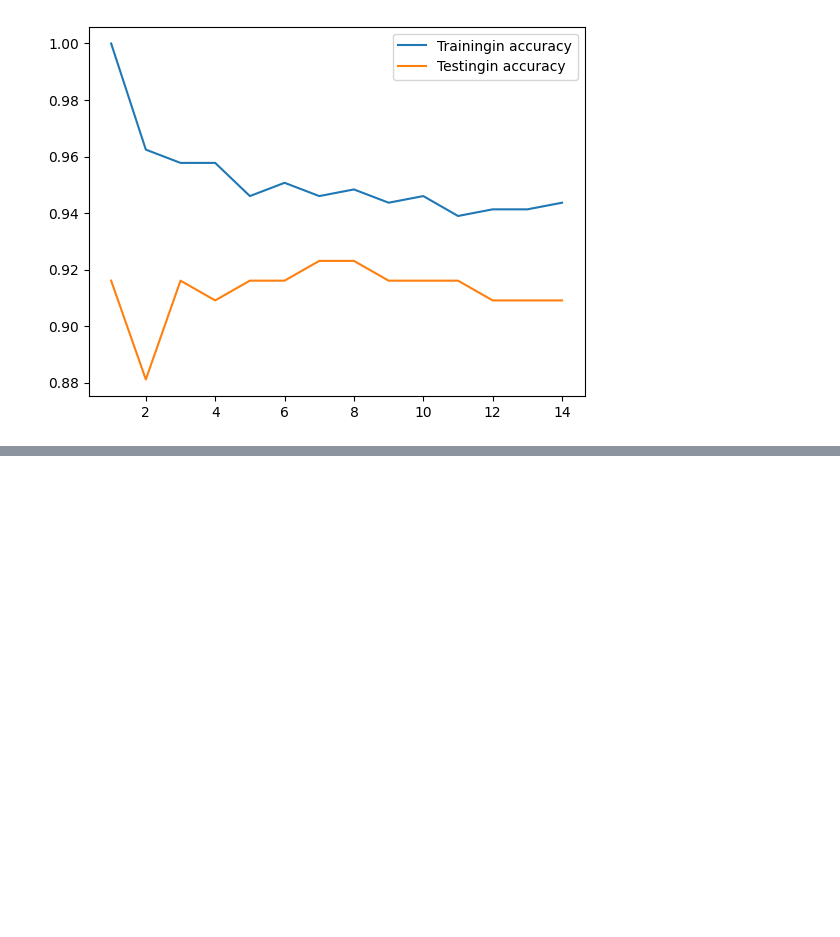
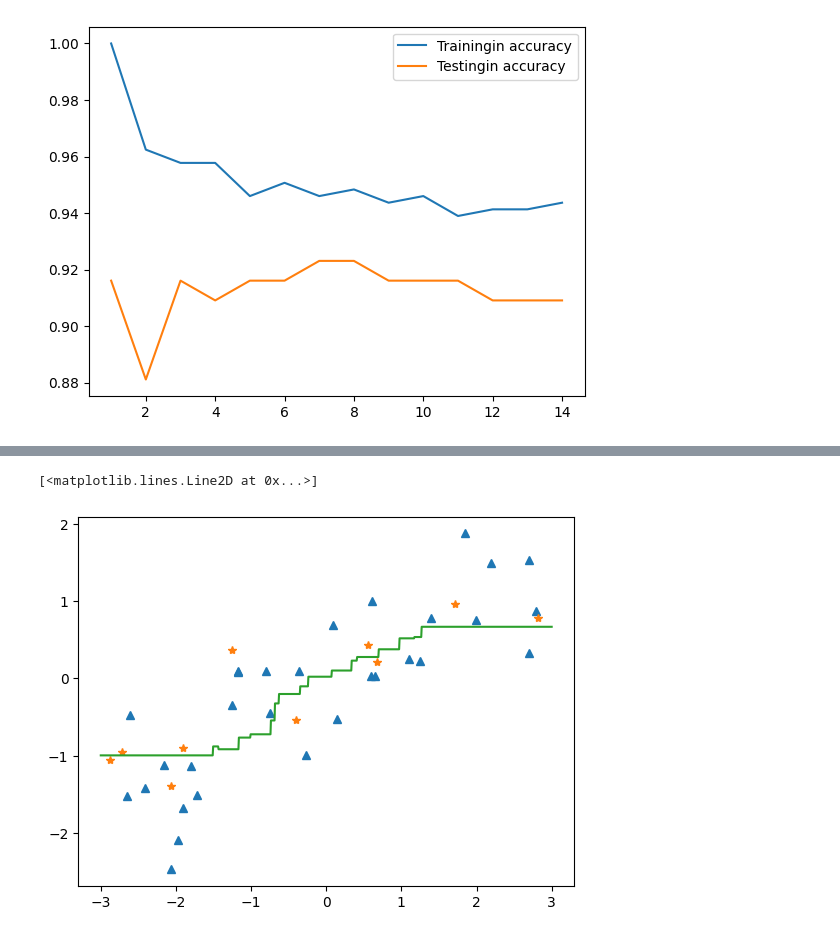
Before and after one commit to themysterysolver/ML-Learn, a Jupyter notebook: ITML/CHAPTER2_SL2_SUPERVISED_LEARNING_ALGOS.ipynb, the cells around one changed output, grey strips where cells are left out. Cells and saved outputs as stored; diff of their text form; code cells hidden in the pictures; blank space fills up the shorter version.

```diff
--- a/ITML/CHAPTER2_SL2_SUPERVISED_LEARNING_ALGOS.ipynb
+++ b/ITML/CHAPTER2_SL2_SUPERVISED_LEARNING_ALGOS.ipynb
@@ -89,0 +119,9 @@ plt.legend()
+# %%
+import numpy as np
+plt.plot(X_train,y_train,'^')
+plt.plot(X_test,y_test,'*')
+line=np.linspace(-3,3,1000).reshape(-1,1)
+plt.plot(line,clf.predict(line))
+# %% [output]
+[<matplotlib.lines.Line2D at 0x...>]
+[figure, added]
```
Also changed, not shown: parts of 6 cells of this notebook.
